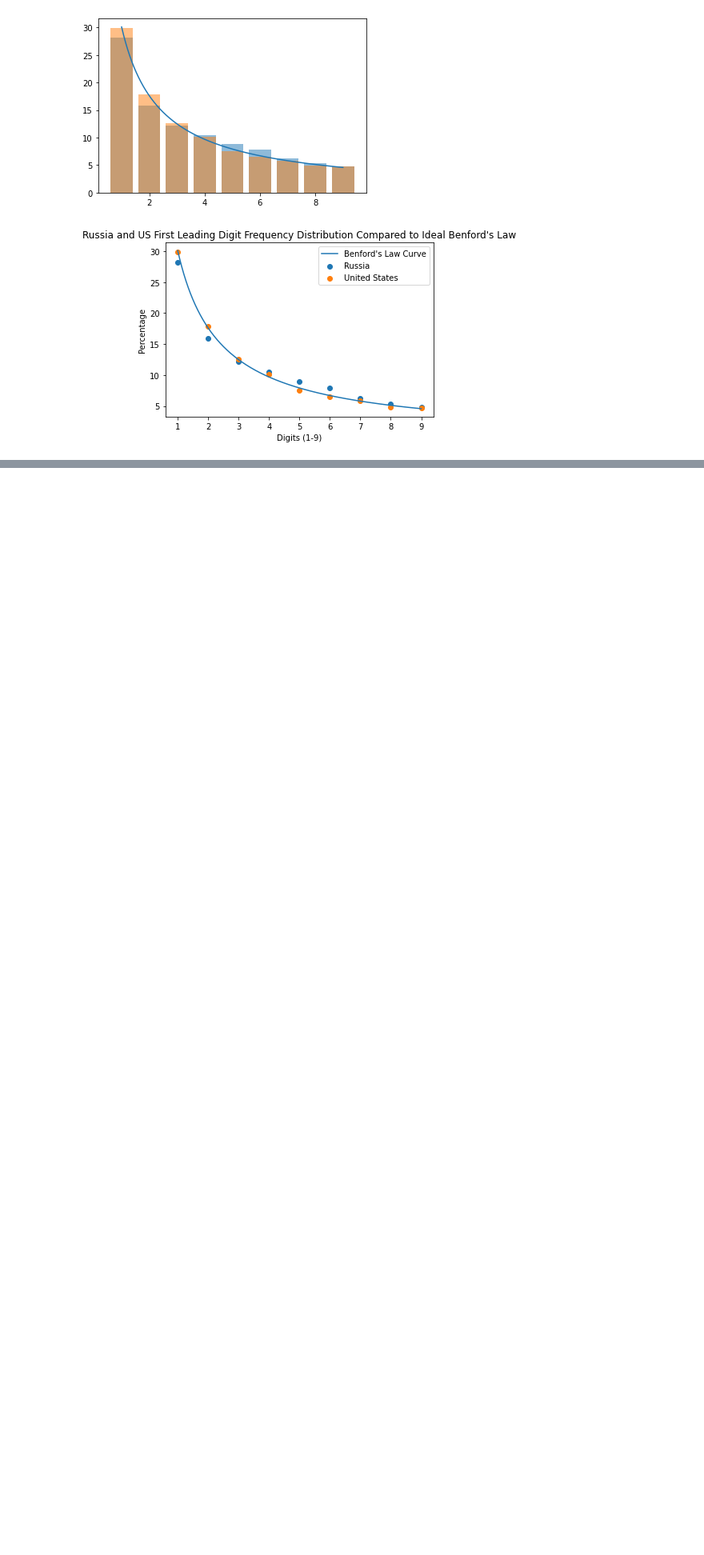
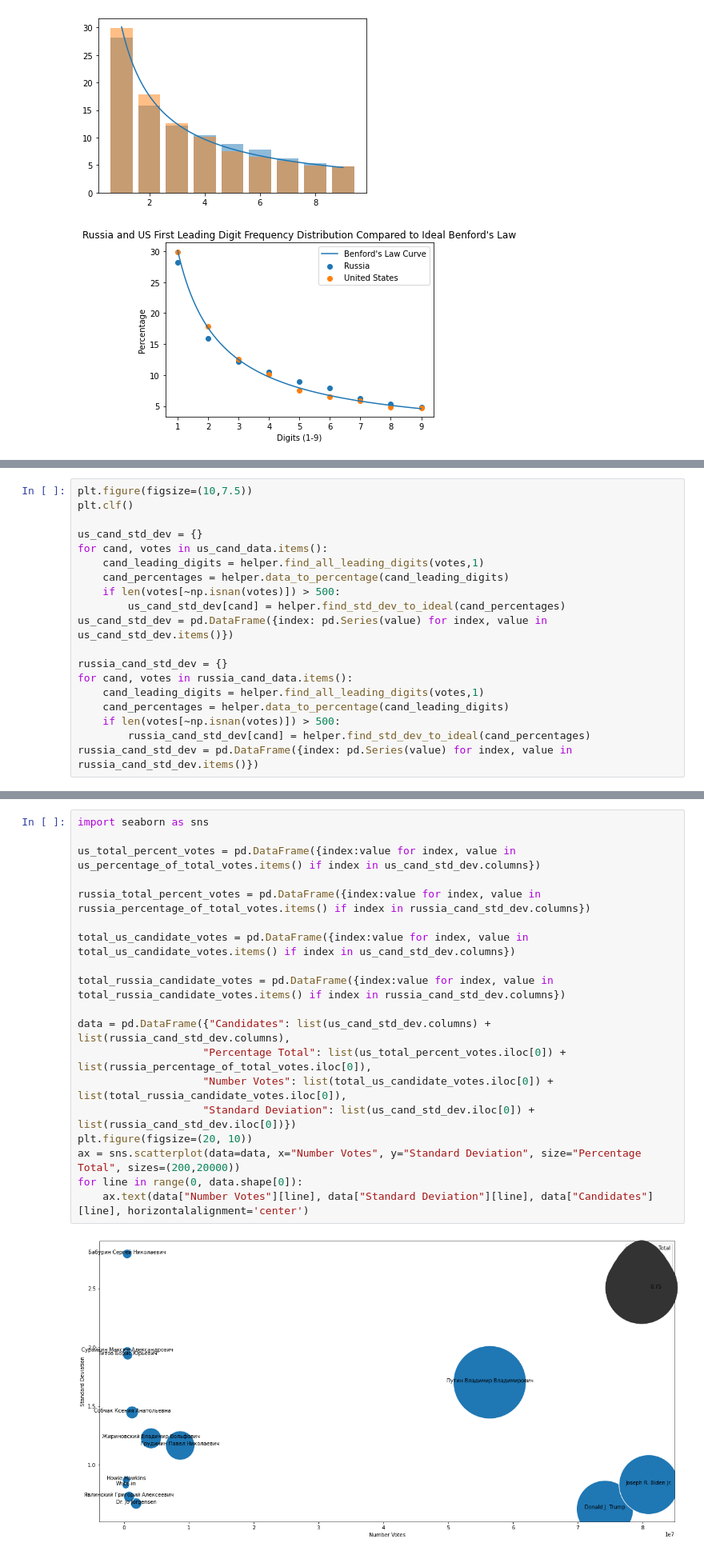
Before and after one commit to Abitamim/SoftDesProject1, a Jupyter notebook: main_notebook.ipynb, the cells around one changed output, grey strips where cells are left out. Shown at 80% size. Cells and saved outputs as stored; diff of their text form; blank space fills up the shorter version.

```diff
--- a/main_notebook.ipynb
+++ b/main_notebook.ipynb
@@ -141,0 +194,19 @@ dtype: float64
+# %%
+plt.figure(figsize=(10,7.5))
+plt.clf()
+
+us_cand_std_dev = {}
+for cand, votes in us_cand_data.items():
+    cand_leading_digits = helper.find_all_leading_digits(votes,1)
+    cand_percentages = helper.data_to_percentage(cand_leading_digits)
+    if len(votes[~np.isnan(votes)]) > 500:
+        us_cand_std_dev[cand] = helper.find_std_dev_to_ideal(cand_percentages)
+us_cand_std_dev = pd.DataFrame({index: pd.Series(value) for index, value in us_cand_std_dev.items()})
+
+russia_cand_std_dev = {}
+for cand, votes in russia_cand_data.items():
+    cand_leading_digits = helper.find_all_leading_digits(votes,1)
+    cand_percentages = helper.data_to_percentage(cand_leading_digits)
+    if len(votes[~np.isnan(votes)]) > 500:
+        russia_cand_std_dev[cand] = helper.find_std_dev_to_ideal(cand_percentages)
+russia_cand_std_dev = pd.DataFrame({index: pd.Series(value) for index, value in russia_cand_std_dev.items()})
@@ -141,0 +215,21 @@ dtype: float64
+# %%
+import seaborn as sns
+
+us_total_percent_votes = pd.DataFrame({index:value for index, value in us_percentage_of_total_votes.items() if index in us_cand_std_dev.columns})
+
+russia_total_percent_votes = pd.DataFrame({index:value for index, value in russia_percentage_of_total_votes.items() if index in russia_cand_std_dev.columns})
+
+total_us_candidate_votes = pd.DataFrame({index:value for index, value in total_us_candidate_votes.items() if index in us_cand_std_dev.columns})
+
+total_russia_candidate_votes = pd.DataFrame({index:value for index, value in total_russia_candidate_votes.items() if index in russia_cand_std_dev.columns})
+
+data = pd.DataFrame({"Candidates": list(us_cand_std_dev.columns) + list(russia_cand_std_dev.columns),
+                    "Percentage Total": list(us_total_percent_votes.iloc[0]) + list(russia_percentage_of_total_votes.iloc[0]),
+                    "Number Votes": list(total_us_candidate_votes.iloc[0]) + list(total_russia_candidate_votes.iloc[0]),
+                    "Standard Deviation": list(us_cand_std_dev.iloc[0]) + list(russia_cand_std_dev.iloc[0])})
+plt.figure(figsize=(20, 10))
+ax = sns.scatterplot(data=data, x="Number Votes", y="Standard Deviation", size="Percentage Total", sizes=(200,20000))
+for line in range(0, data.shape[0]):
+    ax.text(data["Number Votes"][line], data["Standard Deviation"][line], data["Candidates"][line], horizontalalignment='center')
+# %% [output]
+[figure, added]
```
Also changed, not shown: parts of 10 cells of this notebook.
